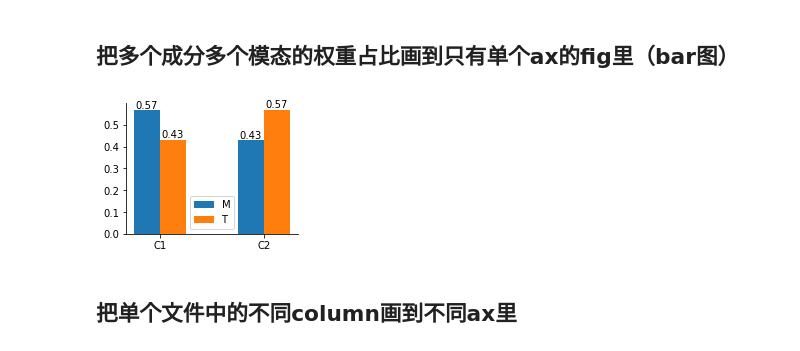
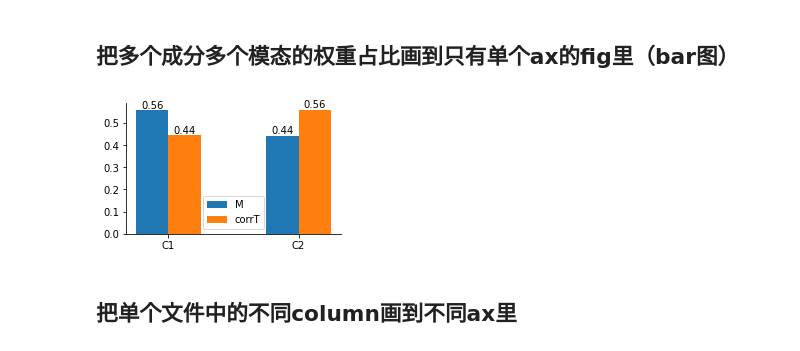
Before and after one commit to BNUCNL/nibrain, a Jupyter notebook: cxy_visual_dev/scripts/plot_line_bar.ipynb, the cells around one changed output. Drawn from its saved outputs; the diff is of its cells as text; code cells hidden in the pictures.

```diff
--- a/cxy_visual_dev/scripts/plot_line_bar.ipynb
+++ b/cxy_visual_dev/scripts/plot_line_bar.ipynb
@@ -1141,32 +1206,30 @@ plot_bar(
 ## 把多个成分多个模态的权重占比画到只有单个ax的fig里（bar图）
 # %%
 # settings
-fnames = [
-    'HCPY-M+T_MMP-vis3-R_zscore1_PCA-subj_M.csv',
-    'HCPY-M+T_MMP-vis3-R_zscore1_PCA-subj_T.csv'
-]
-# meas = ('Myelination', 'Thickness')
-meas = ('M', 'T')
+fname = 'HCPY-M+corrT_MMP-vis3-R_zscore1_PCA-subj'
+fpaths = [f'{fname}_M.csv', f'{fname}_corrT.csv']
+# meas = ('Myelination', 'corrThickness')
+meas = ('M', 'corrT')
 cols = ('C1', 'C2')
-out_file = pjoin(work_dir, 'HCPY-M+T_MMP-vis3-R_zscore1_PCA-subj.jpg')
+out_file = pjoin(work_dir, f'{fname}_proportion.jpg')
 # out_file = 'show'
 
 # start
-n_fname = len(fnames)
+n_fpath = len(fpaths)
 n_col = len(cols)
-y = np.zeros((n_fname, n_col), np.float64)
-for f_idx, fname in enumerate(fnames):
-    df = pd.read_csv(pjoin(anal_dir, f'decomposition/{fname}'))
+y = np.zeros((n_fpath, n_col), np.float64)
+for f_idx, fpath in enumerate(fpaths):
+    df = pd.read_csv(pjoin(anal_dir, f'decomposition/{fpath}'))
     for col_idx, col in enumerate(cols):
         samples = np.array(df[col])
         samples = np.abs(samples[~np.isnan(samples)])
         y[f_idx, col_idx] = np.sum(samples)
 y /= np.sum(y, 0, keepdims=True)
 plot_bar(
-    y, figsize=(3, 2.4), label=meas, mode=out_file, show_height='.2f',
+    y, figsize=(3.6, 2.4), label=meas, mode=out_file, show_height='.2f',
     xticklabel=cols, ylabel=None)
 # %% [output]
-[figure, old version]
+[figure, new version]
 # %% [markdown]
 ## 把单个文件中的不同column画到不同ax里
 # %%
```
Also changed, not shown: parts of 8 cells of this notebook, 7 other files.
